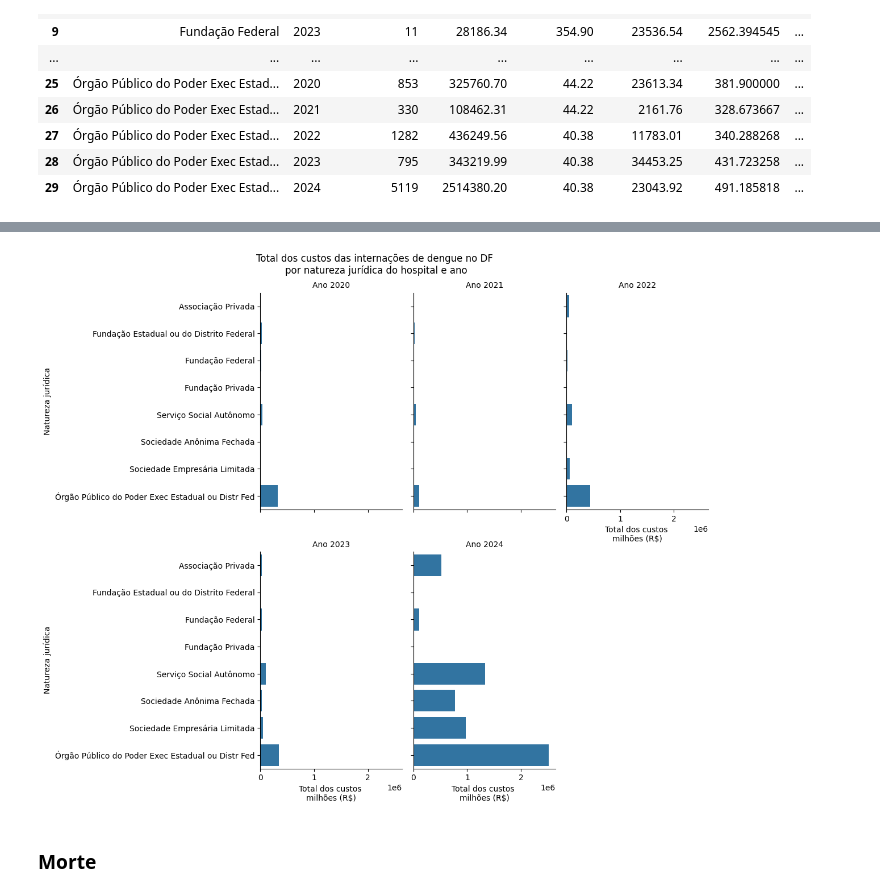
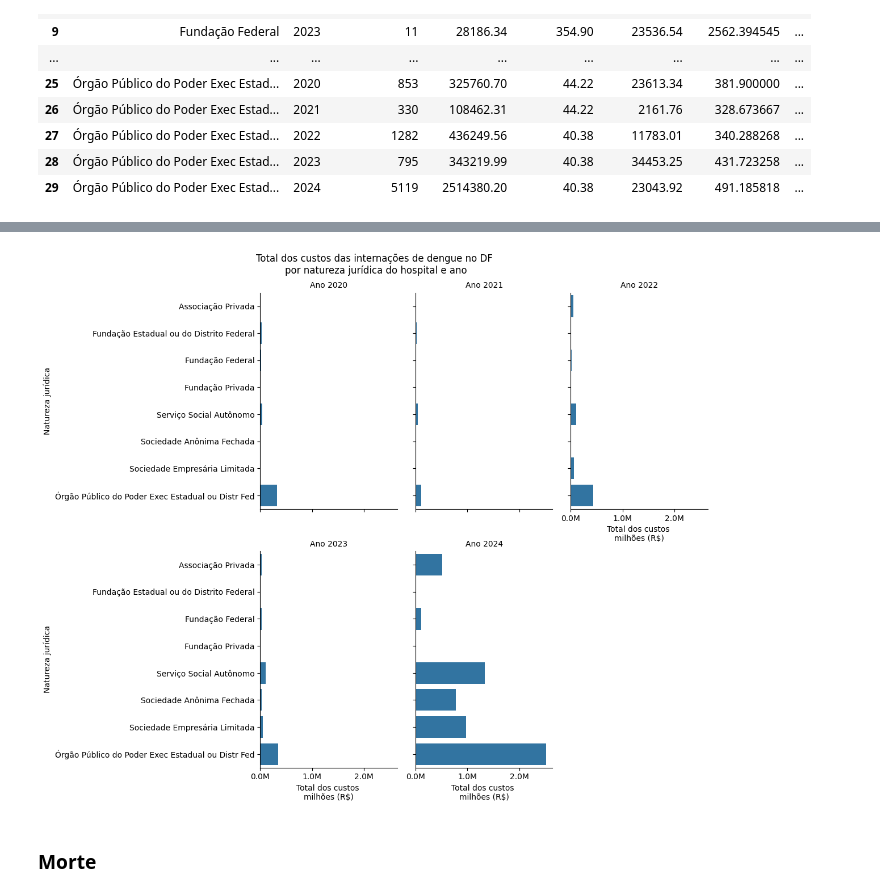
Before and after one commit to fnoritomi/projeto_sih, a Jupyter notebook: sih_dengue_2.ipynb, the cells around one changed output, grey strips where cells are left out. Saved outputs shown, nothing was run; the diff lists cells and outputs as text; code cells hidden in the pictures.

```diff
--- a/sih_dengue_2.ipynb
+++ b/sih_dengue_2.ipynb
@@ -271,8 +271,14 @@ import numpy as np
 import matplotlib.pyplot as plt
 import seaborn as sns
 import matplotlib.ticker as ticker
+from matplotlib.ticker import FuncFormatter
 from IPython.display import display
 
+def formatar_milhoes(x, pos):
+    return f'{x / 1e6:.1f}M'
+
+def formatar_milhare(x, pos):
+    return f'{x / 1e3:.1f}K'
 
 def agregar_dados(df, dimesoes, medidas):
   df_agrupado = df.groupby(dimesoes)[medidas].agg(['count', 'sum', 'min', 'max', 'mean', 'std'])
@@ -731,7 +737,8 @@ plt.show()
 # Criar uma grade de gráficos, separando por 'Ano'
 g = sns.FacetGrid(agregado_tp_uti_ano, col="ano", col_wrap=3, height=5, aspect=0.8, sharey=True)  # "col_wrap" define quantas colunas por linha
 
-ax.yaxis.set_major_formatter(ticker.FuncFormatter(lambda x, pos: '{:,.2f}'.format(x/1e6)))
+for ax in g.axes.flat:
+    ax.xaxis.set_major_formatter(FuncFormatter(formatar_milhoes))
 
 # Aplicar gráfico de barras em cada painel
 g.map(sns.barplot, "vl_total_sum", "tipo_uti", order=agregado_tp_uti_ano["tipo_uti"].unique())
@@ -920,21 +927,22 @@ plt.show()
 # %%
 # Criar uma grade de gráficos, separando por 'Ano'
 g = sns.FacetGrid(agregado_nat_jur_ano, col="ano", col_wrap=3, height=5, aspect=0.8, sharey=True)  # "col_wrap" define quantas colunas por linha
 
-ax.yaxis.set_major_formatter(ticker.FuncFormatter(lambda x, pos: '{:,.2f}'.format(x/1e6)))
+for ax in g.axes.flat:
+    ax.xaxis.set_major_formatter(FuncFormatter(formatar_milhoes))
 
 # Aplicar gráfico de barras em cada painel
 g.map(sns.barplot, "vl_total_sum", "natureza_juridica", order=agregado_nat_jur_ano["natureza_juridica"].unique())
 
 g.set_axis_labels("Total dos custos \nmilhões (R$)", "Natureza jurídica")
 
 # Ajustar os títulos
 plt.suptitle("Total dos custos das internações de dengue no DF \npor natureza jurídica do hospital e ano")
 g.set_titles(col_template="Ano {col_name}")
 plt.tight_layout()
 plt.show()
 # %% [output]
-[figure, old version]
+[figure, new version]
 # %% [markdown]
 ### Morte
 # %%
```
Also changed, not shown: parts of 2 cells of this notebook.
